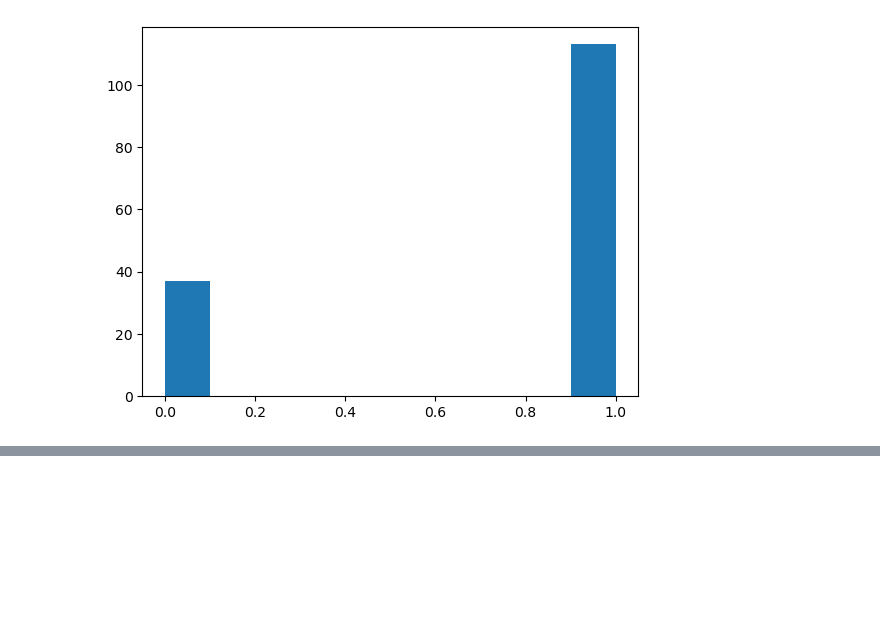
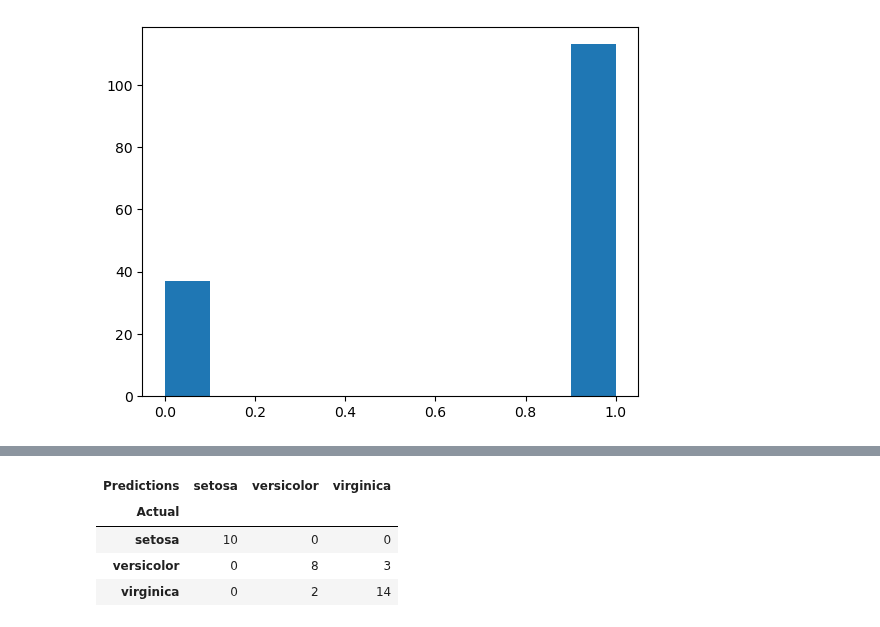
Before and after one commit to Chefi/python-ml-course, a Jupyter notebook: notebooks/Arboles de Decision Mi Notebook.ipynb, the cells around one changed output, grey strips where cells are left out. Cells and saved outputs as stored; diff of their text form; code cells hidden in the pictures; blank space fills up the shorter version.

```diff
--- a/notebooks/Arboles de Decision Mi Notebook.ipynb
+++ b/notebooks/Arboles de Decision Mi Notebook.ipynb
@@ -88,3 +88,5 @@ plt.hist(list(map( int, data["is_train"])))
  array([0. , 0.1, 0.2, 0.3, 0.4, 0.5, 0.6, 0.7, 0.8, 0.9, 1. ]),
  <BarContainer object of 10 artists>)
 [figure]
+# %%
+train, test = data[ data["is_train"] == True] , data[ data["is_train"] == False]
@@ -90,0 +99,4 @@ plt.hist(list(map( int, data["is_train"])))
+# %%
+tree = DecisionTreeClassifier(criterion="entropy", min_samples_split=20, random_state=99)
+# %%
+tree.fit(train[predictors], train[target])
@@ -90,0 +106,3 @@ plt.hist(list(map( int, data["is_train"])))
+# %%
+preds = tree.predict(test[predictors])
+preds
@@ -90,0 +118,8 @@ plt.hist(list(map( int, data["is_train"])))
+# %%
+pd.crosstab(test[target], preds, rownames=["Actual"], colnames = ["Predictions"])
+# %% [output]
+| Predictions | setosa | versicolor | virginica |
+| Actual |  |  |  |
+| setosa | 10 | 0 | 0 |
+| versicolor | 0 | 8 | 3 |
+| virginica | 0 | 2 | 14 |
```
Also changed, not shown: parts of 4 cells of this notebook.
